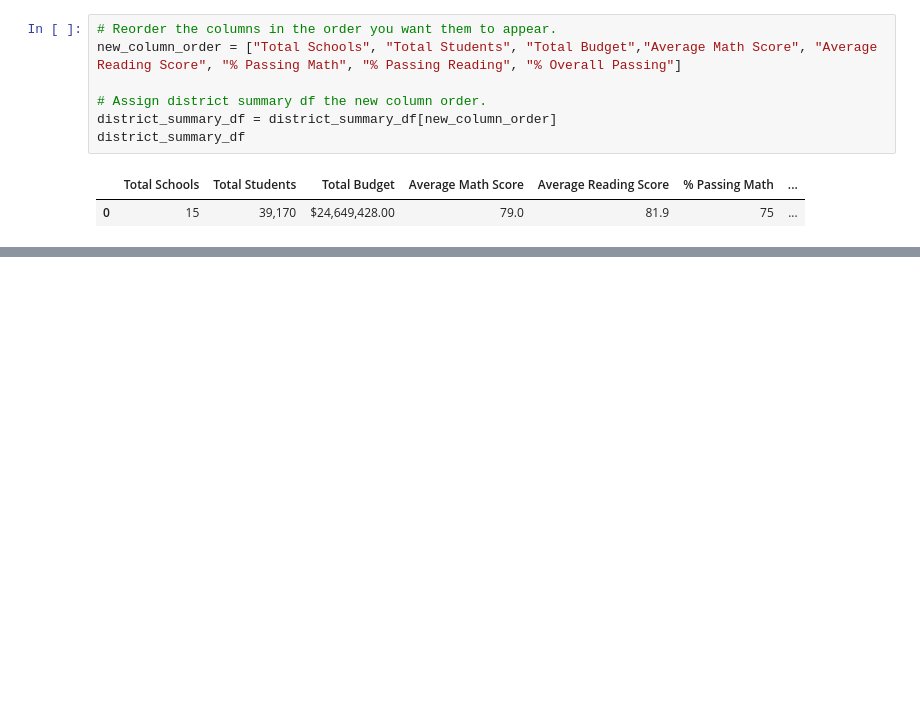
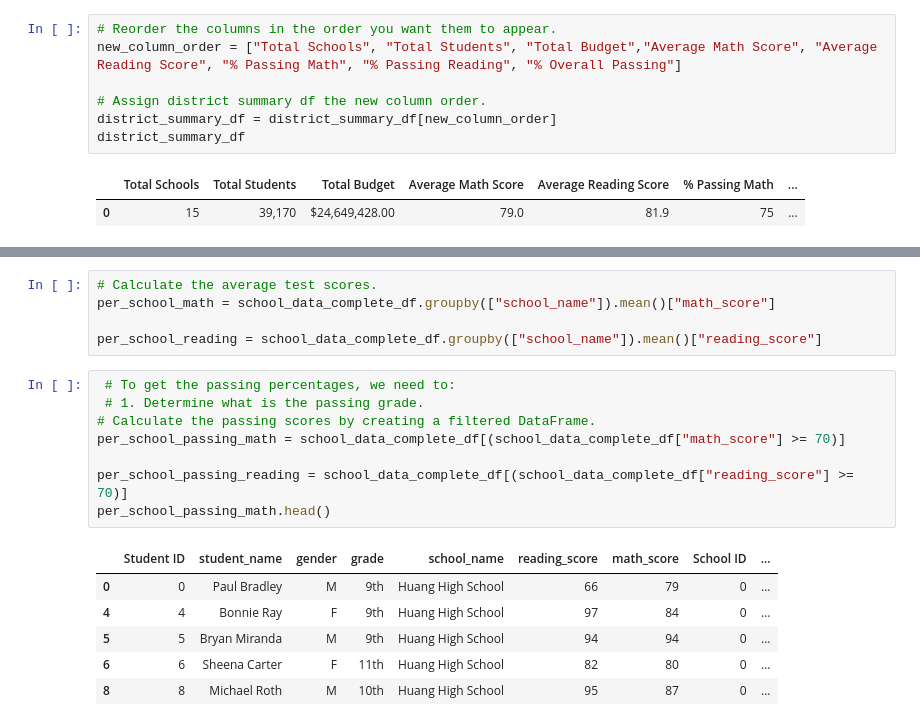
Before and after one commit to HopeAkrout/School_District_Analysis, a Jupyter notebook: PyCitySchools.ipynb, the cells around one changed output, grey strips where cells are left out. Cells and saved outputs as stored; diff of their text form; blank space fills up the shorter version.

```diff
--- a/PyCitySchools.ipynb
+++ b/PyCitySchools.ipynb
@@ -282,0 +438,20 @@ district_summary_df
+# %%
+# Calculate the average test scores.
+per_school_math = school_data_complete_df.groupby(["school_name"]).mean()["math_score"]
+
+per_school_reading = school_data_complete_df.groupby(["school_name"]).mean()["reading_score"]
+# %%
+ # To get the passing percentages, we need to:
+ # 1. Determine what is the passing grade.
+# Calculate the passing scores by creating a filtered DataFrame.
+per_school_passing_math = school_data_complete_df[(school_data_complete_df["math_score"] >= 70)]
+
+per_school_passing_reading = school_data_complete_df[(school_data_complete_df["reading_score"] >= 70)]
+per_school_passing_math.head()
+# %% [output]
+|  | Student ID | student_name | gender | grade | school_name | reading_score | math_score | School ID | ... |
+| 0 | 0 | Paul Bradley | M | 9th | Huang High School | 66 | 79 | 0 | ... |
+| 4 | 4 | Bonnie Ray | F | 9th | Huang High School | 97 | 84 | 0 | ... |
+| 5 | 5 | Bryan Miranda | M | 9th | Huang High School | 94 | 94 | 0 | ... |
+| 6 | 6 | Sheena Carter | F | 11th | Huang High School | 82 | 80 | 0 | ... |
+| 8 | 8 | Michael Roth | M | 10th | Huang High School | 95 | 87 | 0 | ... |
```
Also changed, not shown: parts of 16 cells of this notebook.
